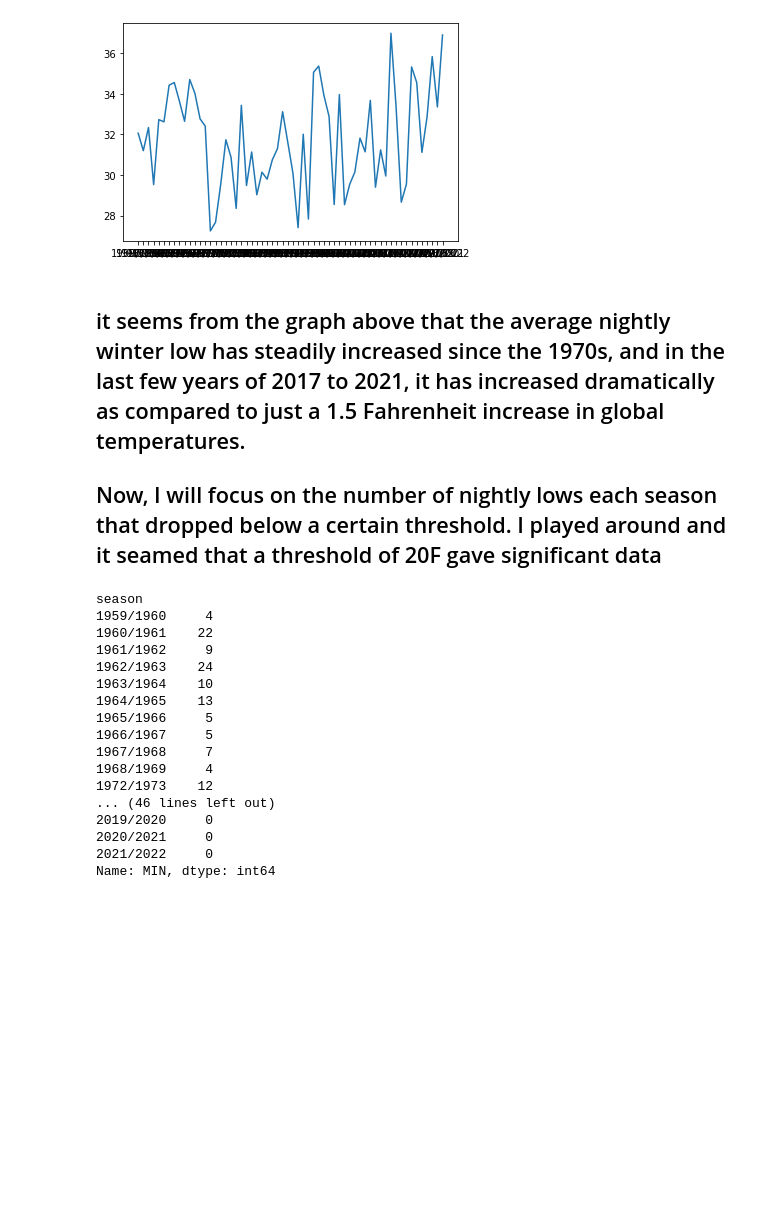
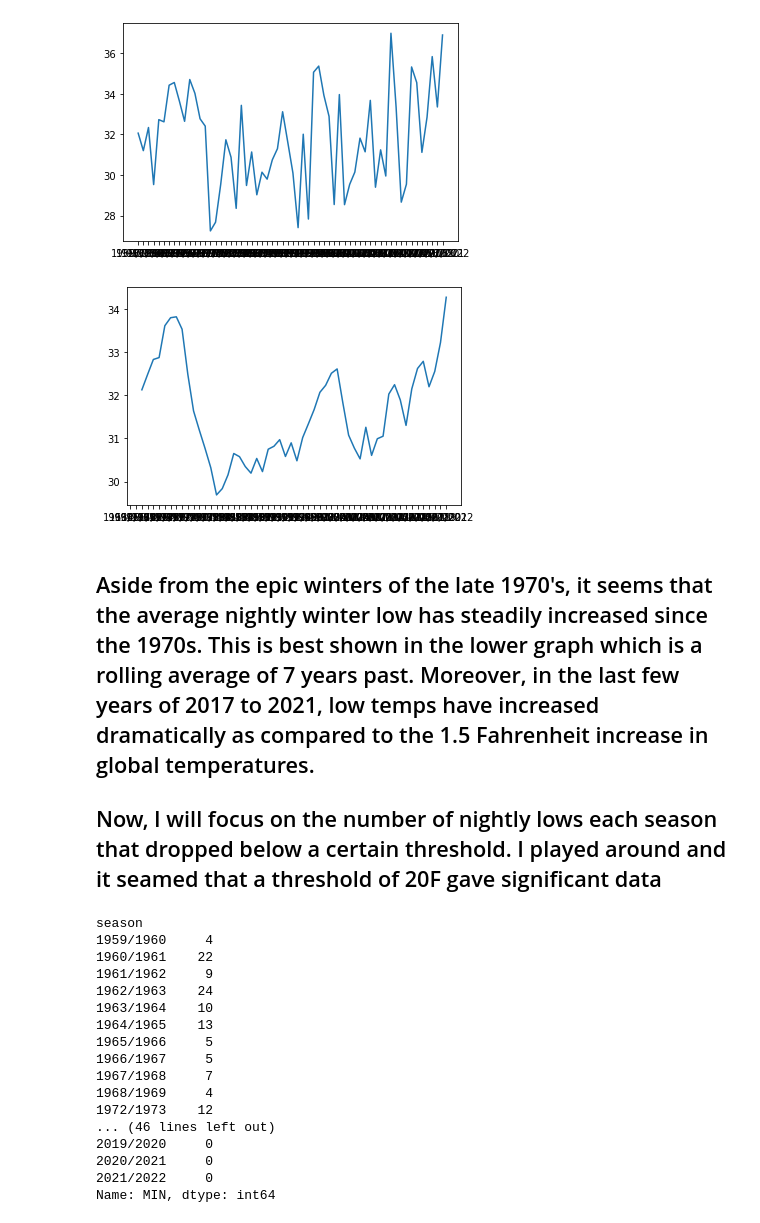
Before and after one commit to mlestina/DCAtemps, a Jupyter notebook: ddddd.ipynb, the cells around one changed output. Cells and saved outputs as stored; diff of their text form; code cells hidden in the pictures; blank space fills up the shorter version.

```diff
--- a/ddddd.ipynb
+++ b/ddddd.ipynb
@@ -228,8 +228,14 @@ plt.plot(meeny)
 plt.show()
 # %% [output]
 [figure]
+# %%
+import matplotlib.pyplot as plt
+plt.plot(meeny.rolling(7).mean())
+plt.show()
+# %% [output]
+[figure, added]
 # %% [markdown]
-## it seems from the graph above that the average nightly winter low has steadily increased since the 1970s, and in the last few years of 2017 to 2021, it has increased dramatically as compared to just a 1.5 Fahrenheit increase in global temperatures.
+## Aside from the epic winters of the late 1970's, it seems that the average nightly winter low has steadily increased since the 1970s. This is best shown in the lower graph which is a rolling average of 7 years past.   Moreover,  in the last few years of 2017 to 2021, low temps have increased dramatically as compared to the 1.5 Fahrenheit increase in global temperatures.
 
 ## Now, I will focus on the number of nightly lows each season that dropped below a certain threshold. I played around and it seamed that a threshold of 20F gave significant data
 # %%
```
Also changed, not shown: parts of 11 cells of this notebook.
